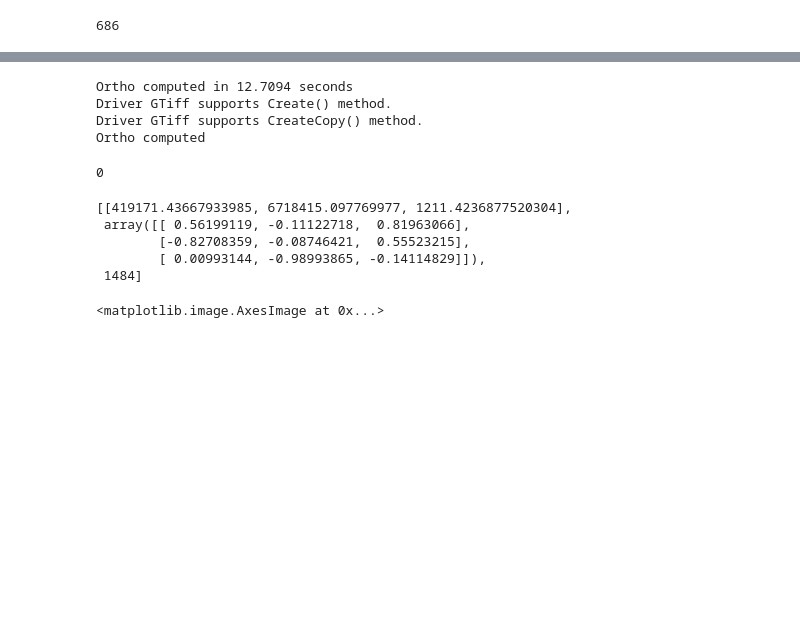
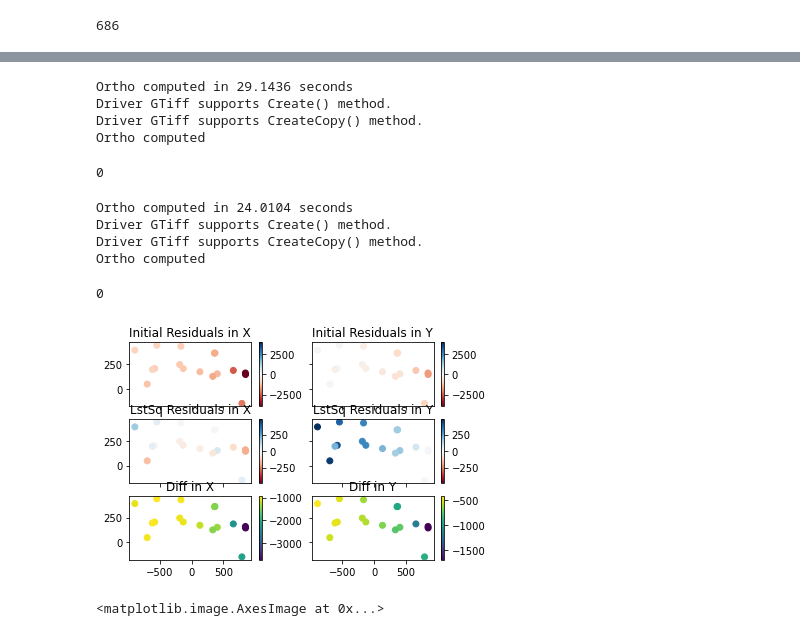
Before and after one commit to luc-girod/ProjectImageToDEM, a Jupyter notebook: projimdem/example/Example_testing.ipynb, the cells around one changed output, grey strips where cells are left out. Cells and saved outputs as stored; diff of their text form; code cells hidden in the pictures; blank space fills up the shorter version.

```diff
--- a/projimdem/example/Example_testing.ipynb
+++ b/projimdem/example/Example_testing.ipynb
@@ -107,29 +117,41 @@ RMSE lstsq =  187.149686703263
 dem_file = 'FinseDemoData/time_lapse_finse_DSM_mid.tif'
 viewshed_file = 'FinseDemoData/viewshed_mid.tif'
 image_file = 'FinseDemoData/2019-05-24_12-00.jpg'
-output_file = 'FinseDemoData/finse_proj_opk.tif'
+output_file = 'FinseDemoData/finse_1.tif'
 
 finse_proj = pi.ProjIm2dem(dem_file=dem_file,
                           viewshed_file=viewshed_file,
                           image_file=image_file,
-                          cam_param=finse.estimate.new_cam,
+                          cam_param=finse.new_cam.proj_param,
                            output_file=output_file
                           )
 finse_proj.ProjectImage2DEM(return_raster=True, epsg=32632)
 # %% [output]
-Ortho computed in 12.7094 seconds
+Ortho computed in 29.1436 seconds
 Driver GTiff supports Create() method.
 Driver GTiff supports CreateCopy() method.
 Ortho computed
 0
-# %%
-finse.estimate.new_cam
-# %% [output]
-[[419171.43667933985, 6718415.097769977, 1211.4236877520304],
- array([[ 0.56199119, -0.11122718,  0.81963066],
-        [-0.82708359, -0.08746421,  0.55523215],
-        [ 0.00993144, -0.98993865, -0.14114829]]),
- 1484]
+# %%
+output_file = 'FinseDemoData/finse_2.tif'
+
+finse_proj2 = pi.ProjIm2dem(dem_file=dem_file,
+                          viewshed_file=viewshed_file,
+                          image_file=image_file,
+                          cam_param=finse2.new_cam.proj_param,
+                           output_file=output_file
+                          )
+finse_proj2.ProjectImage2DEM(return_raster=True, epsg=32632)
+# %% [output]
+Ortho computed in 24.0104 seconds
+Driver GTiff supports Create() method.
+Driver GTiff supports CreateCopy() method.
+Ortho computed
+0
+# %%
+finse.plot_residuals()
+# %% [output]
+[figure, added]
 # %%
 plt.imshow(finse_proj.ortho)
 # %% [output]
```
Also changed, not shown: parts of 2 cells of this notebook, 3 other files.
